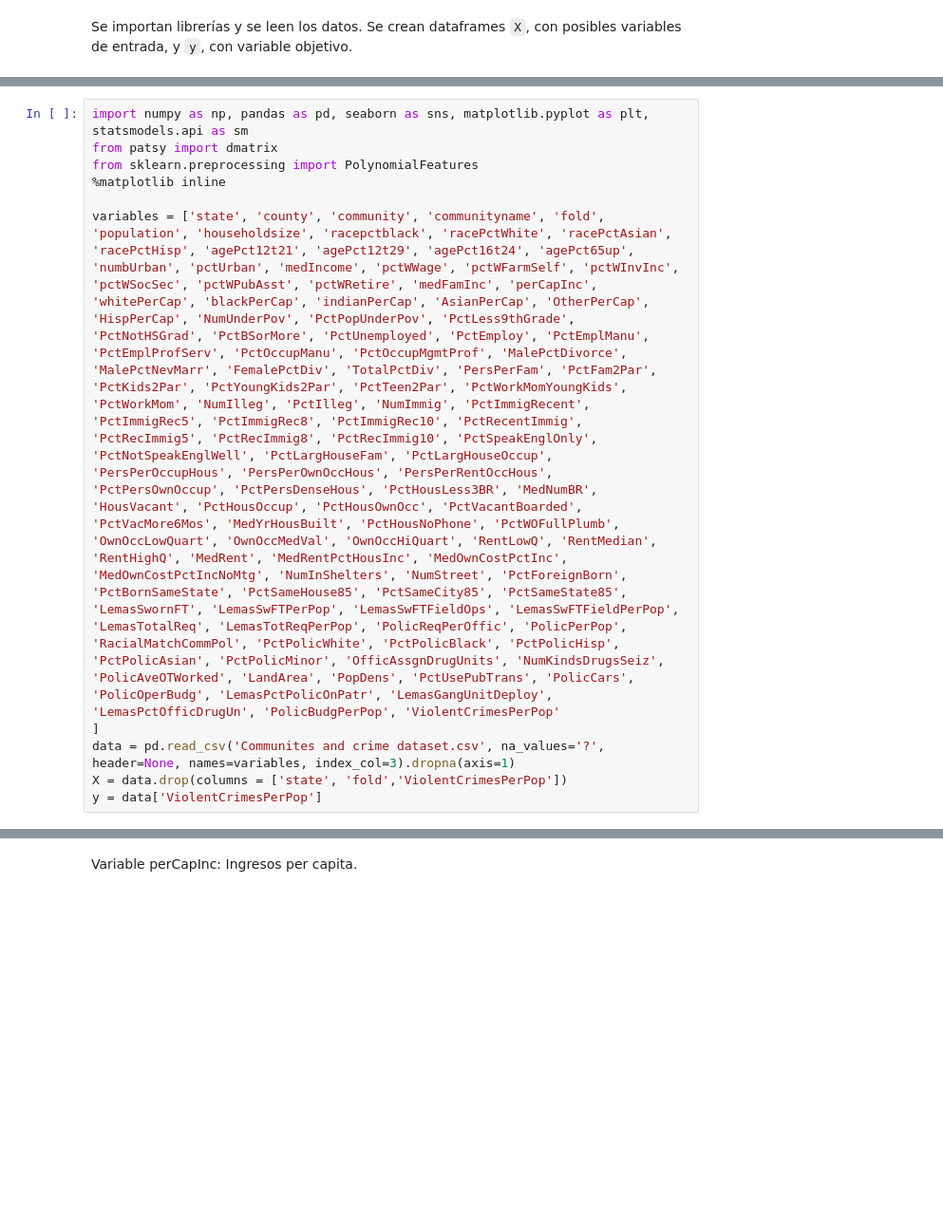
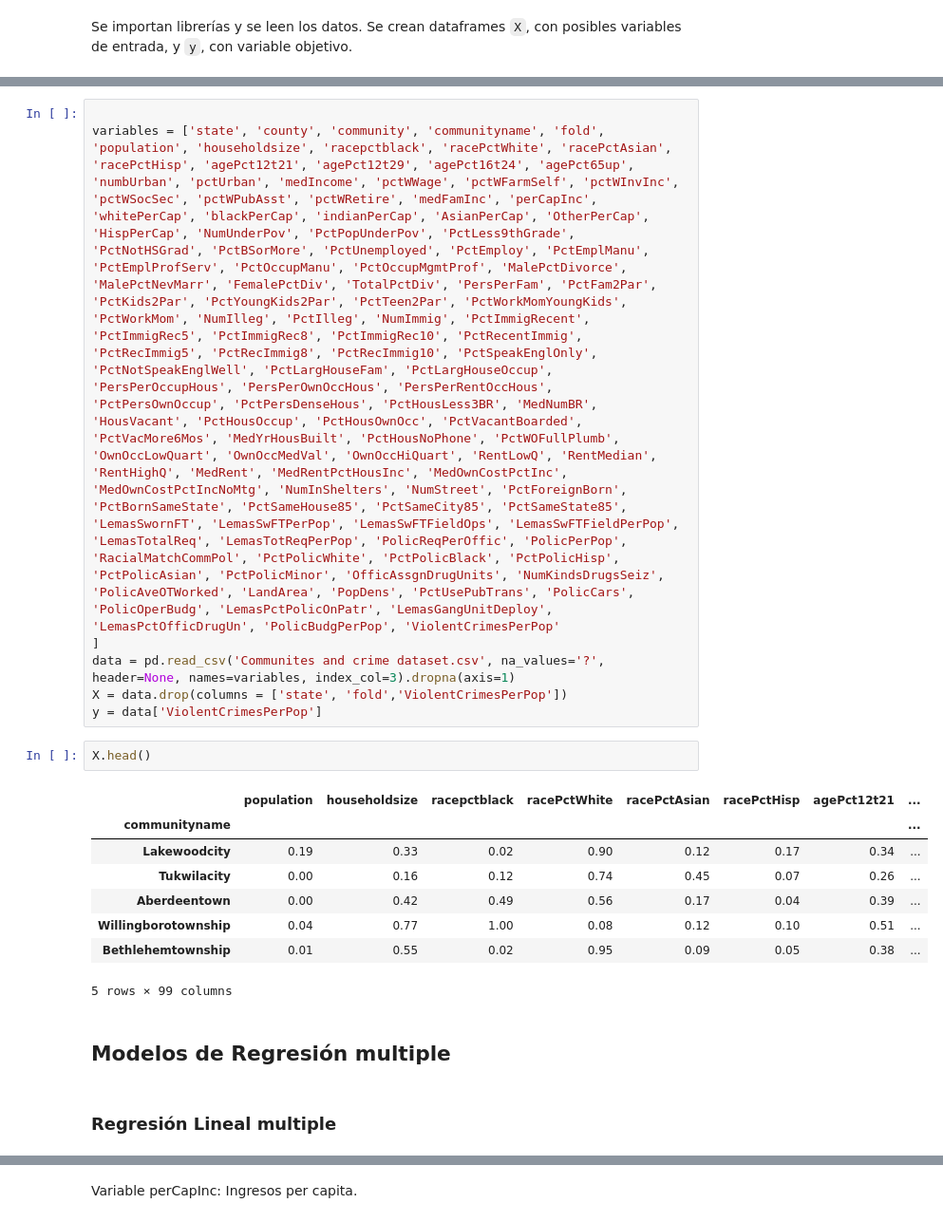
Before and after one commit to BogoCoder/project1_ada, a Jupyter notebook: polinomios_splines_kernels.ipynb, the cells around one changed output, grey strips where cells are left out. Shown at 95% size. Drawn from its saved outputs; the diff is of its cells as text; blank space fills up the shorter version.

```diff
--- a/polinomios_splines_kernels.ipynb
+++ b/polinomios_splines_kernels.ipynb
@@ -7,6 +16,2 @@ Se importan librerías y se leen los datos. Se crean dataframes `X`, con posible
 # %%
-import numpy as np, pandas as pd, seaborn as sns, matplotlib.pyplot as plt, statsmodels.api as sm
-from patsy import dmatrix
-from sklearn.preprocessing import PolynomialFeatures
-%matplotlib inline
 
@@ -15,3 +20,18 @@ variables = ['state', 'county', 'community', 'communityname', 'fold', 'populatio
 data = pd.read_csv('Communites and crime dataset.csv', na_values='?', header=None, names=variables, index_col=3).dropna(axis=1)
 X = data.drop(columns = ['state', 'fold','ViolentCrimesPerPop'])
 y = data['ViolentCrimesPerPop']
+# %%
+X.head()
+# %% [output]
+|  | population | householdsize | racepctblack | racePctWhite | racePctAsian | racePctHisp | agePct12t21 | ... |
+| communityname |  |  |  |  |  |  |  | ... |
+| Lakewoodcity | 0.19 | 0.33 | 0.02 | 0.90 | 0.12 | 0.17 | 0.34 | ... |
+| Tukwilacity | 0.00 | 0.16 | 0.12 | 0.74 | 0.45 | 0.07 | 0.26 | ... |
+| Aberdeentown | 0.00 | 0.42 | 0.49 | 0.56 | 0.17 | 0.04 | 0.39 | ... |
+| Willingborotownship | 0.04 | 0.77 | 1.00 | 0.08 | 0.12 | 0.10 | 0.51 | ... |
+| Bethlehemtownship | 0.01 | 0.55 | 0.02 | 0.95 | 0.09 | 0.05 | 0.38 | ... |
+5 rows × 99 columns
+# %% [markdown]
+## Modelos de Regresión multiple
+# %% [markdown]
+### Regresión Lineal multiple
```
Also changed, not shown: parts of 19 cells of this notebook, 2 other files.
